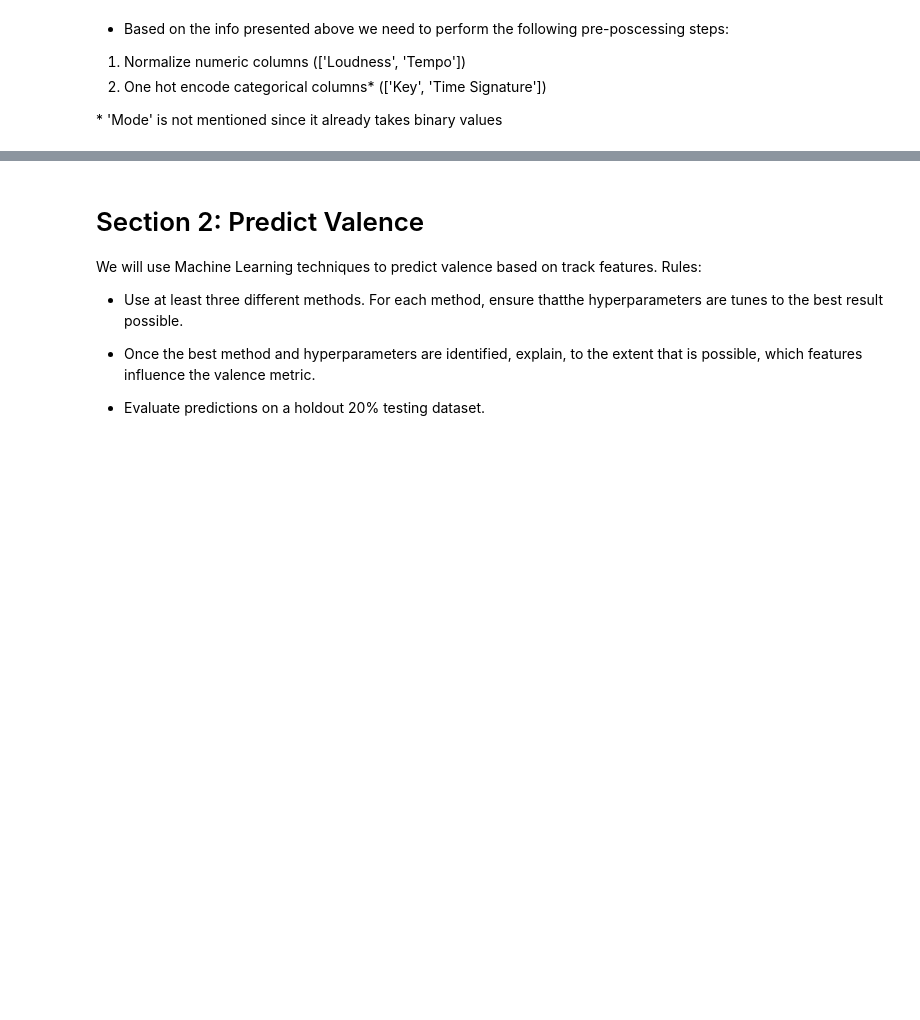
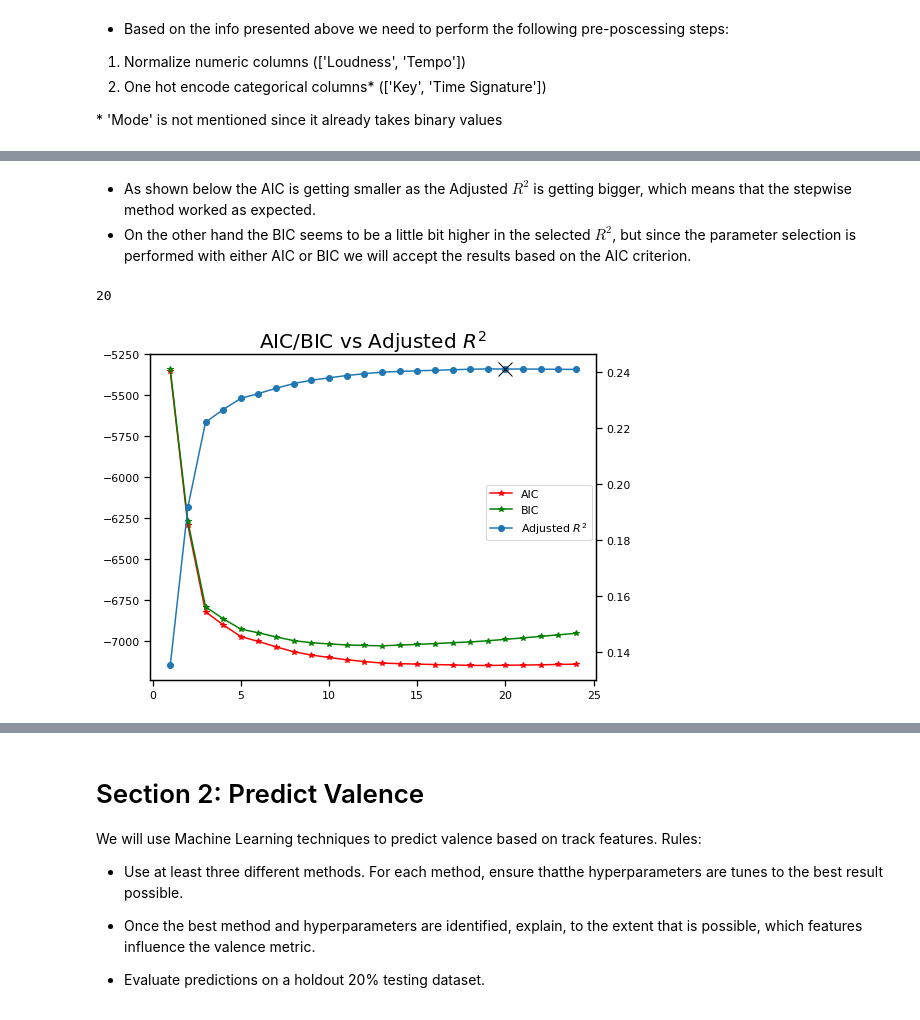
Before and after one commit to geo-chalk/spotify_valence, a Jupyter notebook: spotify_valence.ipynb, the cells around one changed output, grey strips where cells are left out. Drawn from its saved outputs; the diff is of its cells as text; code cells hidden in the pictures; blank space fills up the shorter version.

Commit message:
First ML predictions

```diff
--- a/spotify_valence.ipynb
+++ b/spotify_valence.ipynb
@@ -480,0 +484,12 @@ Warnings:
+# %%
+df_dummy = pd.get_dummies(df, columns=['key', 'mode', 'time_signature'], drop_first=True)
+
+# Move valence column to the end
+order = list(df_dummy.columns)
+order.remove('valence')
+order.append('valence')
+
+# Re-order
+df_dummy = df_dummy[order]
+
+df_dummy.head()
@@ -480,0 +863,33 @@ Warnings:
+# %%
+def plot_model_AIC(models, best_model, reverse=False):
+    """
+    Function that plots the adjusted r-squared based on the number of parameters,
+    also indicating the position of the best found R-squared.
+    """
+    if reverse:
+        models = models[::-1]
+    aic = np.array([ x.aic for x in models ])
+    bic = np.array([ x.bic for x in models ])
+    all_rsquared_adj = np.array([ x.rsquared_adj  for x in models ])
+    best_indx =len(best_model.model.exog_names)
+    print(best_indx)
+    x = np.arange(1, len(aic)+1)
+
+
+    fig, ax1 = plt.subplots(figsize=(8, 6))
+    ax2 = ax1.twinx()
+
+    ax1.plot(x, aic, marker='*', label='AIC', color = 'red')
+    ax1.plot(x, bic, marker='*', label='BIC', color = 'green')
+    ax2.plot(x, all_rsquared_adj, marker='o', label='Adjusted $R^2$')
+    ax2.plot(best_indx, all_rsquared_adj[best_indx], marker='x', markersize=14, color='k')
+    fig.legend(loc='center right',bbox_to_anchor=(0.4, 0.2, 0.47, 0.5))
+    plt.title('AIC/BIC vs Adjusted $R^2$', fontsize=20)
+# %% [markdown]
+* As shown below the AIC is getting smaller as the Adjusted $R^2$ is getting bigger, which means that the stepwise method worked as expected.
+* On the other hand the BIC seems to be a little bit higher in the selected $R^2$, but since the parameter selection is performed with either AIC or BIC we will accept the results based on the AIC criterion.
+# %%
+plot_model_AIC(best_models_bw, best_model_bw, reverse=True)
+# %% [output]
+20
+[figure, added]
```
Also changed, not shown: parts of 58 cells of this notebook, 1 other file.
